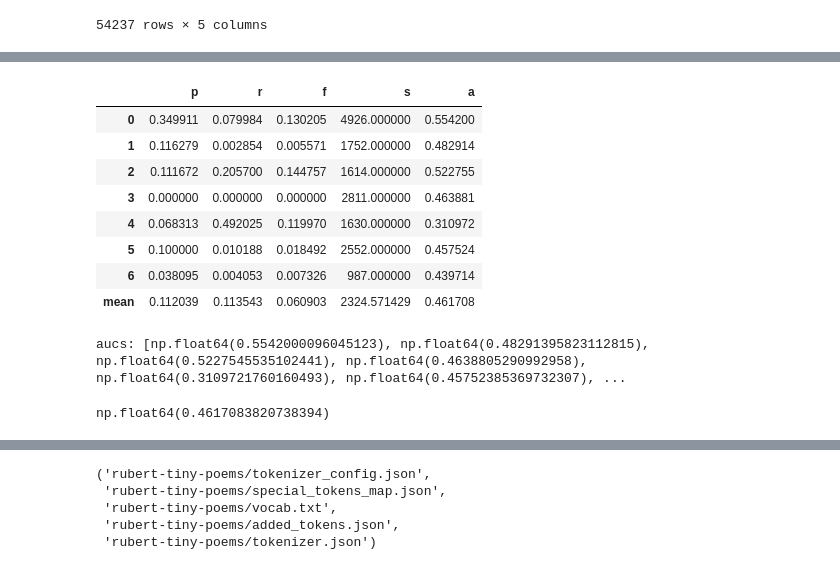
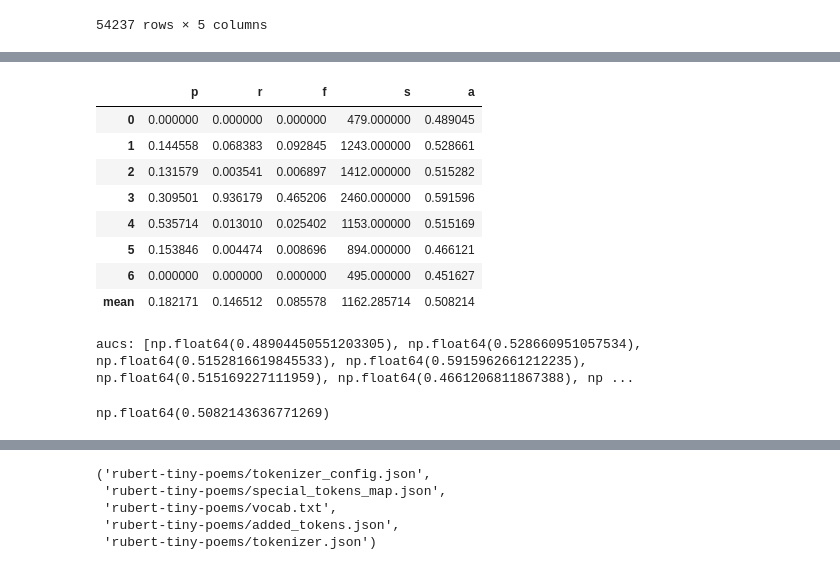
Before and after one commit to ponomarevandr/russian_poems_classification, a Jupyter notebook: sources/training_rubert.ipynb, the cells around one changed output, grey strips where cells are left out. Saved outputs shown, nothing was run; the diff lists cells and outputs as text; code cells hidden in the pictures.

Commit message:
The training Rubert notebook edited

```diff
--- a/sources/training_rubert.ipynb
+++ b/sources/training_rubert.ipynb
@@ -103,2 +113,10 @@ class LabelEncoder:
 # %%
-label_encoder = LabelEncoder(df_poems['epoch'].unique())
+label_encoder = LabelEncoder([
+    'классицизм',
+    'золотой век',
+    'критический реализм',
+    'серебряный век',
+    'футуризм',
+    'соцреализм',
+    'шестидесятники'
+])
@@ -104,0 +125,9 @@ label_encoder = LabelEncoder(df_poems['epoch'].unique())
+# %%
+torch.manual_seed(1234)
+tokenizer = AutoTokenizer.from_pretrained("cointegrated/rubert-tiny2")
+model = AutoModelForSequenceClassification.from_pretrained(
+    "cointegrated/rubert-tiny2",
+    num_labels=7
+)
+if torch.cuda.is_available():
+    model.cuda()
@@ -112,7 +144,3 @@ datasets_tokenized = datasets.map(
     batched=True,
     remove_columns=['epoch']
 )
-# %%
-tokenizer = AutoTokenizer.from_pretrained("cointegrated/rubert-tiny2")
-model = AutoModelForSequenceClassification.from_pretrained("cointegrated/rubert-tiny2", num_labels=7)
-model.cuda()  # uncomment it if you have a GPU
@@ -174,26 +189,33 @@ def get_classification_report(facts, preds, labels=None):
 data_collator = DataCollatorWithPadding(tokenizer)
 loader_train = data.DataLoader(
     datasets_tokenized['train'],
-    batch_size=64, drop_last=False, shuffle=True, num_workers=0, collate_fn=data_collator
+    batch_size=64, drop_last=False, shuffle=True, num_workers=0,
+    collate_fn=data_collator
+)
+loader_eval = data.DataLoader(
+    datasets_tokenized['eval'],
+    batch_size=64, drop_last=False, shuffle=True, num_workers=0,
+    collate_fn=data_collator
 )
 loader_test = data.DataLoader(
     datasets_tokenized['test'],
-    batch_size=64, drop_last=False, shuffle=True, num_workers=0, collate_fn=data_collator
+    batch_size=64, drop_last=False, shuffle=True, num_workers=0,
+    collate_fn=data_collator
 )
 # %%
-evaluate_model(model, loader_test, verbose=True)
+evaluate_model(model, loader_eval, verbose=True)
 # %% [output]
 |  | p | r | f | s | a |
-| 0 | 0.349911 | 0.079984 | 0.130205 | 4926.000000 | 0.554200 |
-| 1 | 0.116279 | 0.002854 | 0.005571 | 1752.000000 | 0.482914 |
-| 2 | 0.111672 | 0.205700 | 0.144757 | 1614.000000 | 0.522755 |
-| 3 | 0.000000 | 0.000000 | 0.000000 | 2811.000000 | 0.463881 |
-| 4 | 0.068313 | 0.492025 | 0.119970 | 1630.000000 | 0.310972 |
-| 5 | 0.100000 | 0.010188 | 0.018492 | 2552.000000 | 0.457524 |
-| 6 | 0.038095 | 0.004053 | 0.007326 | 987.000000 | 0.439714 |
-| mean | 0.112039 | 0.113543 | 0.060903 | 2324.571429 | 0.461708 |
+| 0 | 0.000000 | 0.000000 | 0.000000 | 479.000000 | 0.489045 |
+| 1 | 0.144558 | 0.068383 | 0.092845 | 1243.000000 | 0.528661 |
+| 2 | 0.131579 | 0.003541 | 0.006897 | 1412.000000 | 0.515282 |
+| 3 | 0.309501 | 0.936179 | 0.465206 | 2460.000000 | 0.591596 |
+| 4 | 0.535714 | 0.013010 | 0.025402 | 1153.000000 | 0.515169 |
+| 5 | 0.153846 | 0.004474 | 0.008696 | 894.000000 | 0.466121 |
+| 6 | 0.000000 | 0.000000 | 0.000000 | 495.000000 | 0.451627 |
+| mean | 0.182171 | 0.146512 | 0.085578 | 1162.285714 | 0.508214 |
-aucs: [np.float64(0.5542000096045123), np.float64(0.48291395823112815), np.float64(0.5227545535102441), np.float64(0.4638805290992958), np.float64(0.3109721760160493), np.float64(0.45752385369732307), ...
+aucs: [np.float64(0.48904450551203305), np.float64(0.528660951057534), np.float64(0.5152816619845533), np.float64(0.5915962661212235), np.float64(0.515169227111959), np.float64(0.4661206811867388), np ...
-np.float64(0.4617083820738394)
+np.float64(0.5082143636771269)
 # %%
 import gc
 
```
Also changed, not shown: parts of 29 cells of this notebook, 1 other file.
